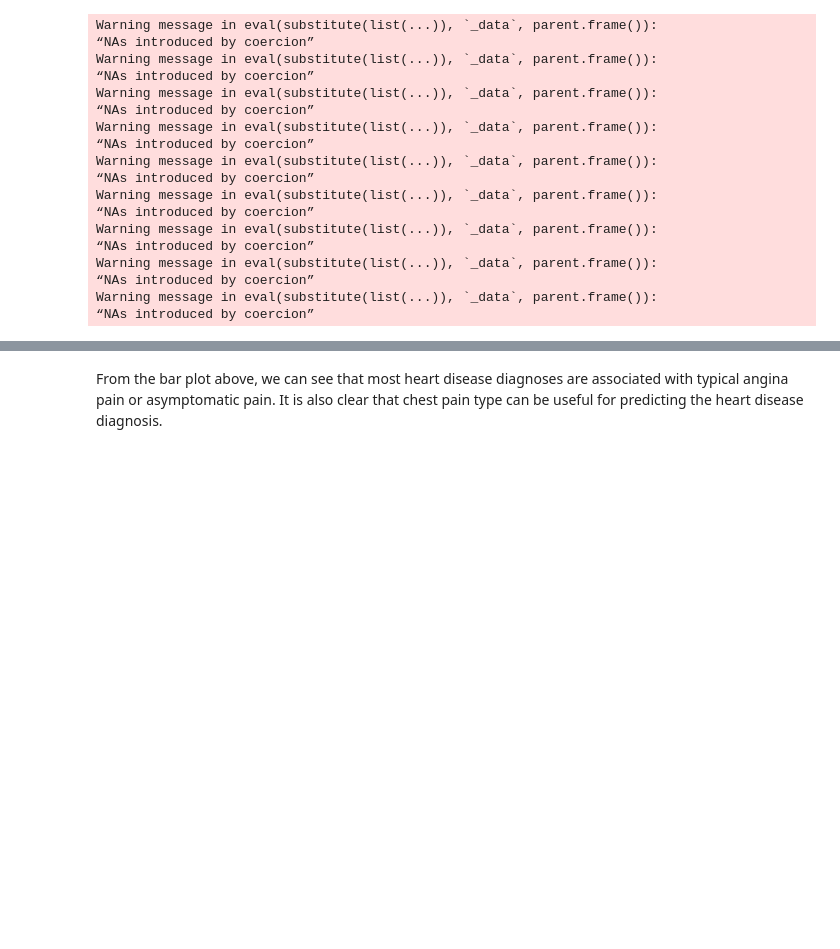
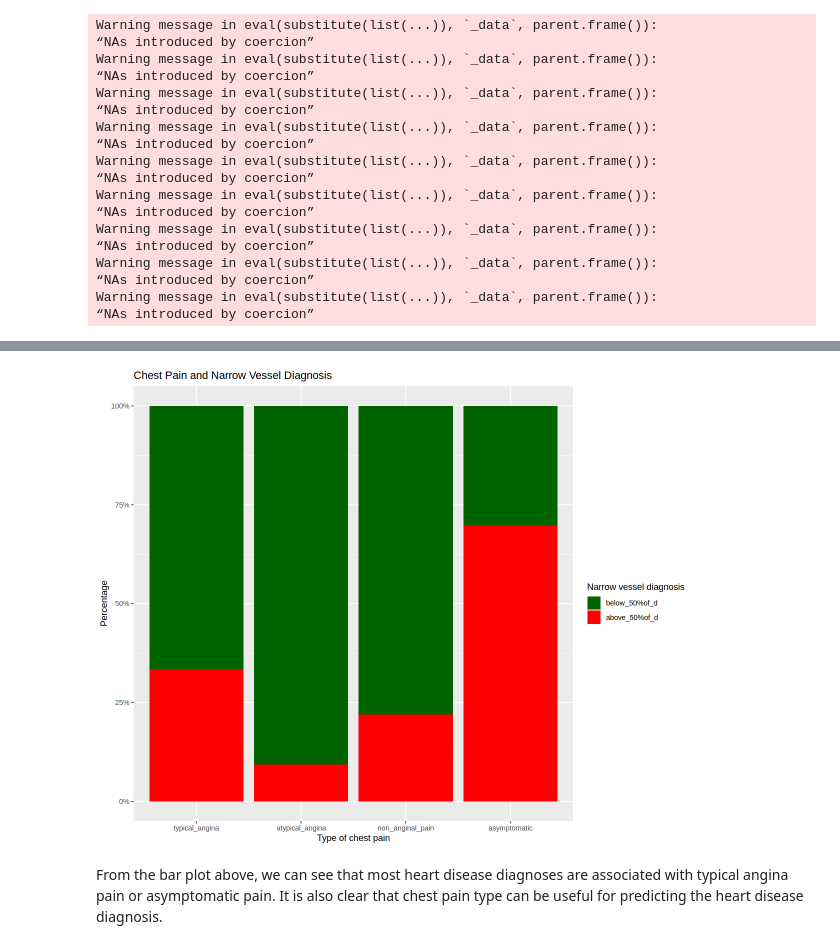
Before and after one commit to MaxVinichenko/DSCI_100_Final_Project, a Jupyter notebook: data.ipynb, the cells around one changed output, grey strips where cells are left out. Drawn from its saved outputs; the diff is of its cells as text; code cells hidden in the pictures; blank space fills up the shorter version.

```diff
--- a/data.ipynb
+++ b/data.ipynb
@@ -246,16 +224,18 @@ heart_disease_train<-training(heart_disease_split)
 heart_disease_test<-testing(heart_disease_split)
 # %%
 #Exploring The Relationship Between Chest Pain Type and narrow vessel diagnostic:
-pain_vessel_graph<-refactored_heart_disease|>
+pain_vessel_graph<-refactored_heart_diseas|>
     ggplot(aes(x=chest_pain_type, fill=vessel_narrow))+
         geom_bar(position="fill")+
         scale_y_continuous(labels = percent_format(scale = 100)) +
         ylab("Percentage")+
         labs( title = "Chest Pain and Narrow Vessel Diagnosis", x="Type of chest pain", fill="Narrow vessel diagnosis")+
         scale_fill_manual(values=c("darkgreen","red"))
 
 
 pain_vessel_graph
+# %% [output]
+[figure, added]
 # %% [markdown]
 From the bar plot above, we can see that most heart disease diagnoses are associated with typical angina pain or asymptomatic pain. It is also clear that chest pain type can be useful for predicting the heart disease diagnosis.
 # %%
```
Also changed, not shown: parts of 8 cells of this notebook.
